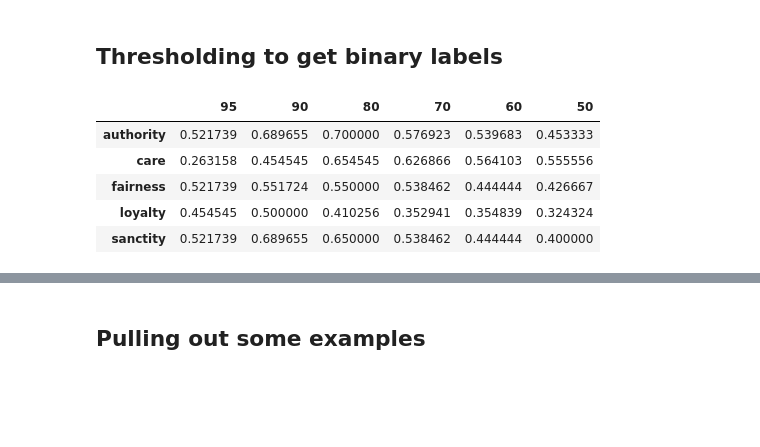
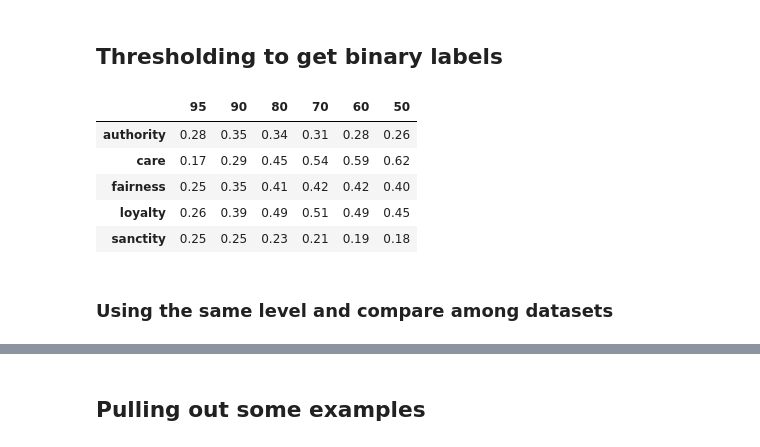
Before and after one commit to joshnguyen99/moral_axes, a Jupyter notebook: scripts/external_data_evaluation.ipynb, the cells around one changed output, grey strips where cells are left out. Cells and saved outputs as stored; diff of their text form; code cells hidden in the pictures; blank space fills up the shorter version.

```diff
--- a/scripts/external_data_evaluation.ipynb
+++ b/scripts/external_data_evaluation.ipynb
@@ -111,0 +114,10 @@ sns.despine()
+# %%
+from sklearn.metrics import roc_auc_score
+
+metric_df = pd.DataFrame(0, index=FOUNDATIONS, columns=["vig", "argument", "sc", "mic"])
+for corpus_name in metric_df.columns:
+    dataset = scored_corpora[corpus_name]
+    for foundation in metric_df.index:
+        y_true = dataset[foundation]
+        y_score = dataset[foundation + "_score"]
+        metric_df.loc[foundation, corpus_name] = roc_auc_score(y_true=y_true, y_score=y_score)
@@ -123,23 +143,25 @@ from utils.thresholding import (
 )
 # %%
 # Change this name
-corpus_name = "vig"
+corpus_name = "sc"
 
 metric_df = pd.DataFrame(0, index=FOUNDATIONS, columns=[95, 90, 80, 70, 60, 50])
 for foundation in FOUNDATIONS:
     dataset = scored_corpora[corpus_name]
+    y_true = dataset[foundation]
     y_score = dataset[foundation + "_score"]
     for percentile in metric_df.columns:
         threshold = threshold_top_x(y_score, percentile)
-        y_true = dataset[foundation]
         y_pred = np.array([y >= threshold for y in y_score], dtype=int)
         metric_df.loc[foundation, percentile] = f1_score(y_true=y_true, y_pred=y_pred)
 # %%
-metric_df
+np.round(metric_df, 2)
 # %% [output]
 |  | 95 | 90 | 80 | 70 | 60 | 50 |
-| authority | 0.521739 | 0.689655 | 0.700000 | 0.576923 | 0.539683 | 0.453333 |
-| care | 0.263158 | 0.454545 | 0.654545 | 0.626866 | 0.564103 | 0.555556 |
-| fairness | 0.521739 | 0.551724 | 0.550000 | 0.538462 | 0.444444 | 0.426667 |
-| loyalty | 0.454545 | 0.500000 | 0.410256 | 0.352941 | 0.354839 | 0.324324 |
-| sanctity | 0.521739 | 0.689655 | 0.650000 | 0.538462 | 0.444444 | 0.400000 |
+| authority | 0.28 | 0.35 | 0.34 | 0.31 | 0.28 | 0.26 |
+| care | 0.17 | 0.29 | 0.45 | 0.54 | 0.59 | 0.62 |
+| fairness | 0.25 | 0.35 | 0.41 | 0.42 | 0.42 | 0.40 |
+| loyalty | 0.26 | 0.39 | 0.49 | 0.51 | 0.49 | 0.45 |
+| sanctity | 0.25 | 0.25 | 0.23 | 0.21 | 0.19 | 0.18 |
+# %% [markdown]
+### Using the same level and compare among datasets
```
Also changed, not shown: parts of 13 cells of this notebook.
